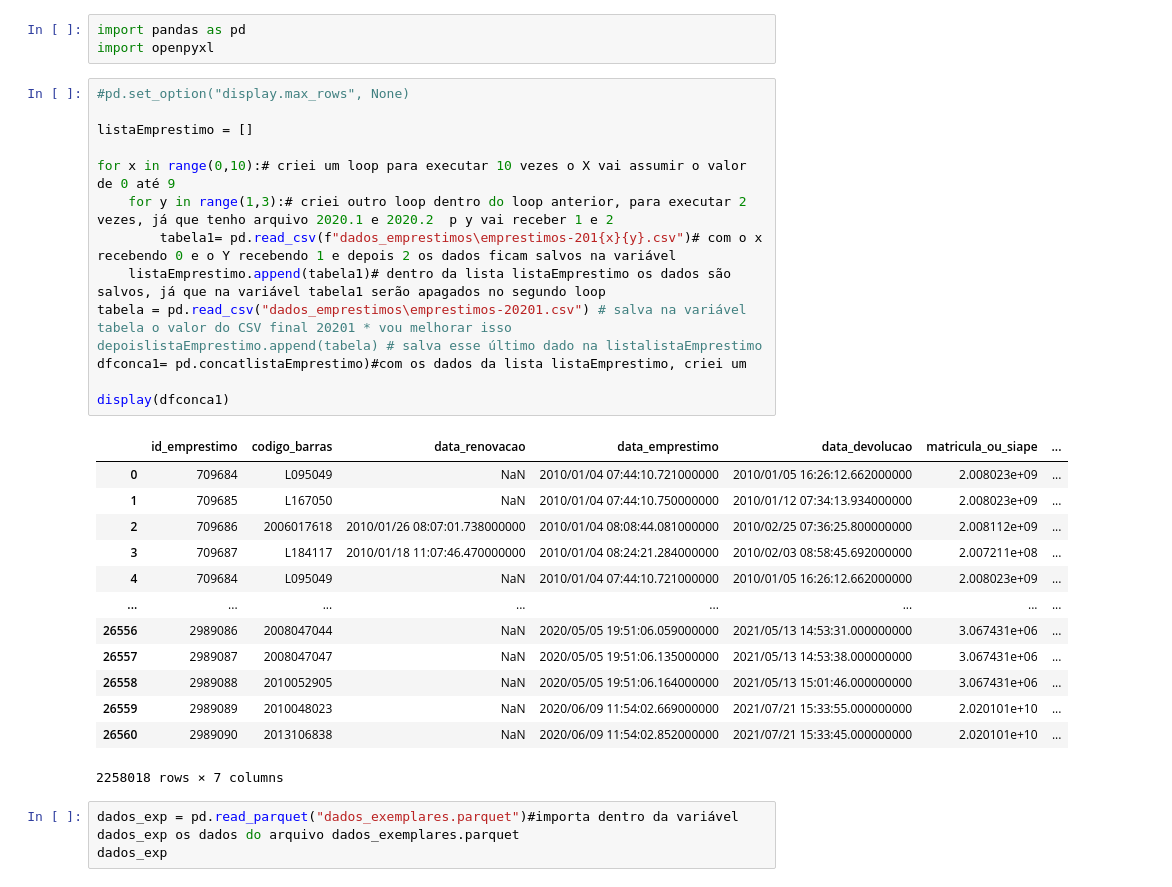
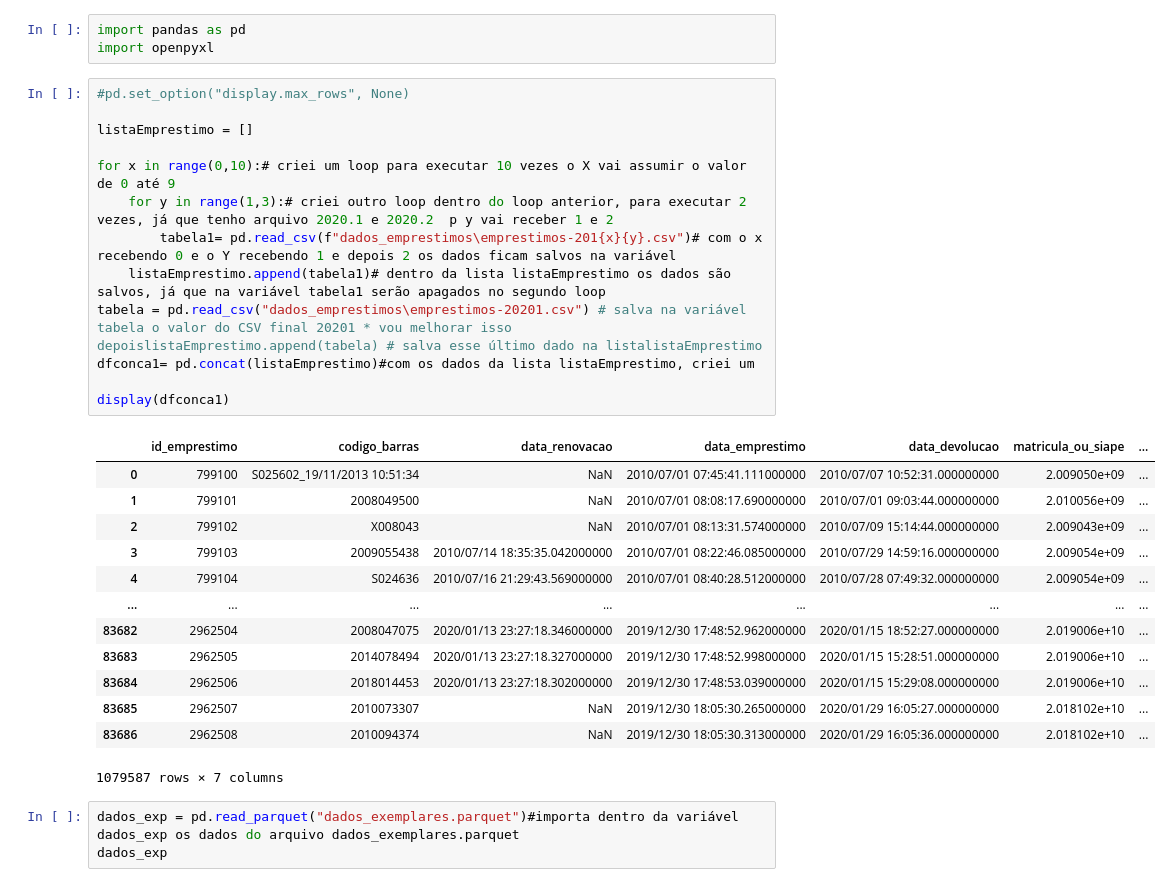
Before and after one commit to Nilshiniti/Projeto_Livraria_Pandas, a Jupyter notebook: primeiro_dia.ipynb, the cells around one changed output. Saved outputs shown, nothing was run; the diff lists cells and outputs as text.

```diff
--- a/primeiro_dia.ipynb
+++ b/primeiro_dia.ipynb
@@ -4,30 +4,30 @@ import openpyxl
 # %%
 #pd.set_option("display.max_rows", None)
 
 listaEmprestimo = []
 
 for x in range(0,10):# criei um loop para executar 10 vezes o X vai assumir o valor de 0 até 9
     for y in range(1,3):# criei outro loop dentro do loop anterior, para executar 2 vezes, já que tenho arquivo 2020.1 e 2020.2  p y vai receber 1 e 2
         tabela1= pd.read_csv(f"dados_emprestimos\emprestimos-201{x}{y}.csv")# com o x recebendo 0 e o Y recebendo 1 e depois 2 os dados ficam salvos na variável
     listaEmprestimo.append(tabela1)# dentro da lista listaEmprestimo os dados são salvos, já que na variável tabela1 serão apagados no segundo loop
 tabela = pd.read_csv("dados_emprestimos\emprestimos-20201.csv") # salva na variável tabela o valor do CSV final 20201 * vou melhorar isso depoislistaEmprestimo.append(tabela) # salva esse último dado na listalistaEmprestimo
-dfconca1= pd.concatlistaEmprestimo)#com os dados da lista listaEmprestimo, criei um
+dfconca1= pd.concat(listaEmprestimo)#com os dados da lista listaEmprestimo, criei um
 
 display(dfconca1)
 # %% [output]
 |  | id_emprestimo | codigo_barras | data_renovacao | data_emprestimo | data_devolucao | matricula_ou_siape | ... |
-| 0 | 709684 | L095049 | NaN | 2010/01/04 07:44:10.721000000 | 2010/01/05 16:26:12.662000000 | 2.008023e+09 | ... |
-| 1 | 709685 | L167050 | NaN | 2010/01/04 07:44:10.750000000 | 2010/01/12 07:34:13.934000000 | 2.008023e+09 | ... |
-| 2 | 709686 | 2006017618 | 2010/01/26 08:07:01.738000000 | 2010/01/04 08:08:44.081000000 | 2010/02/25 07:36:25.800000000 | 2.008112e+09 | ... |
-| 3 | 709687 | L184117 | 2010/01/18 11:07:46.470000000 | 2010/01/04 08:24:21.284000000 | 2010/02/03 08:58:45.692000000 | 2.007211e+08 | ... |
-| 4 | 709684 | L095049 | NaN | 2010/01/04 07:44:10.721000000 | 2010/01/05 16:26:12.662000000 | 2.008023e+09 | ... |
+| 0 | 799100 | S025602_19/11/2013 10:51:34 | NaN | 2010/07/01 07:45:41.111000000 | 2010/07/07 10:52:31.000000000 | 2.009050e+09 | ... |
+| 1 | 799101 | 2008049500 | NaN | 2010/07/01 08:08:17.690000000 | 2010/07/01 09:03:44.000000000 | 2.010056e+09 | ... |
+| 2 | 799102 | X008043 | NaN | 2010/07/01 08:13:31.574000000 | 2010/07/09 15:14:44.000000000 | 2.009043e+09 | ... |
+| 3 | 799103 | 2009055438 | 2010/07/14 18:35:35.042000000 | 2010/07/01 08:22:46.085000000 | 2010/07/29 14:59:16.000000000 | 2.009054e+09 | ... |
+| 4 | 799104 | S024636 | 2010/07/16 21:29:43.569000000 | 2010/07/01 08:40:28.512000000 | 2010/07/28 07:49:32.000000000 | 2.009054e+09 | ... |
 | ... | ... | ... | ... | ... | ... | ... | ... |
-| 26556 | 2989086 | 2008047044 | NaN | 2020/05/05 19:51:06.059000000 | 2021/05/13 14:53:31.000000000 | 3.067431e+06 | ... |
-| 26557 | 2989087 | 2008047047 | NaN | 2020/05/05 19:51:06.135000000 | 2021/05/13 14:53:38.000000000 | 3.067431e+06 | ... |
-| 26558 | 2989088 | 2010052905 | NaN | 2020/05/05 19:51:06.164000000 | 2021/05/13 15:01:46.000000000 | 3.067431e+06 | ... |
-| 26559 | 2989089 | 2010048023 | NaN | 2020/06/09 11:54:02.669000000 | 2021/07/21 15:33:55.000000000 | 2.020101e+10 | ... |
-| 26560 | 2989090 | 2013106838 | NaN | 2020/06/09 11:54:02.852000000 | 2021/07/21 15:33:45.000000000 | 2.020101e+10 | ... |
+| 83682 | 2962504 | 2008047075 | 2020/01/13 23:27:18.346000000 | 2019/12/30 17:48:52.962000000 | 2020/01/15 18:52:27.000000000 | 2.019006e+10 | ... |
+| 83683 | 2962505 | 2014078494 | 2020/01/13 23:27:18.327000000 | 2019/12/30 17:48:52.998000000 | 2020/01/15 15:28:51.000000000 | 2.019006e+10 | ... |
+| 83684 | 2962506 | 2018014453 | 2020/01/13 23:27:18.302000000 | 2019/12/30 17:48:53.039000000 | 2020/01/15 15:29:08.000000000 | 2.019006e+10 | ... |
+| 83685 | 2962507 | 2010073307 | NaN | 2019/12/30 18:05:30.265000000 | 2020/01/29 16:05:27.000000000 | 2.018102e+10 | ... |
+| 83686 | 2962508 | 2010094374 | NaN | 2019/12/30 18:05:30.313000000 | 2020/01/29 16:05:36.000000000 | 2.018102e+10 | ... |
-2258018 rows × 7 columns
+1079587 rows × 7 columns
 # %%
 dados_exp = pd.read_parquet("dados_exemplares.parquet")#importa dentro da variável dados_exp os dados do arquivo dados_exemplares.parquet
 dados_exp
```
Also changed, not shown: parts of 20 cells of this notebook.
